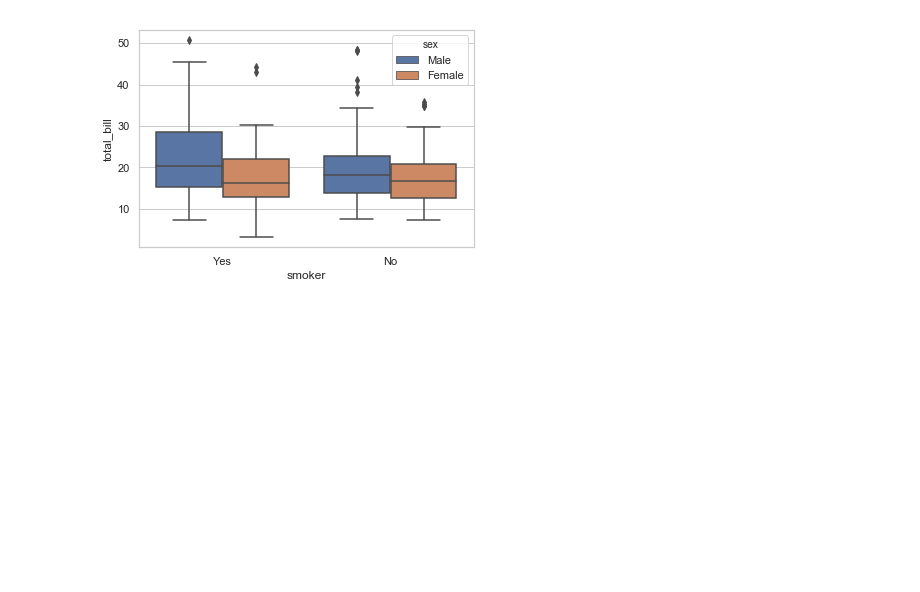
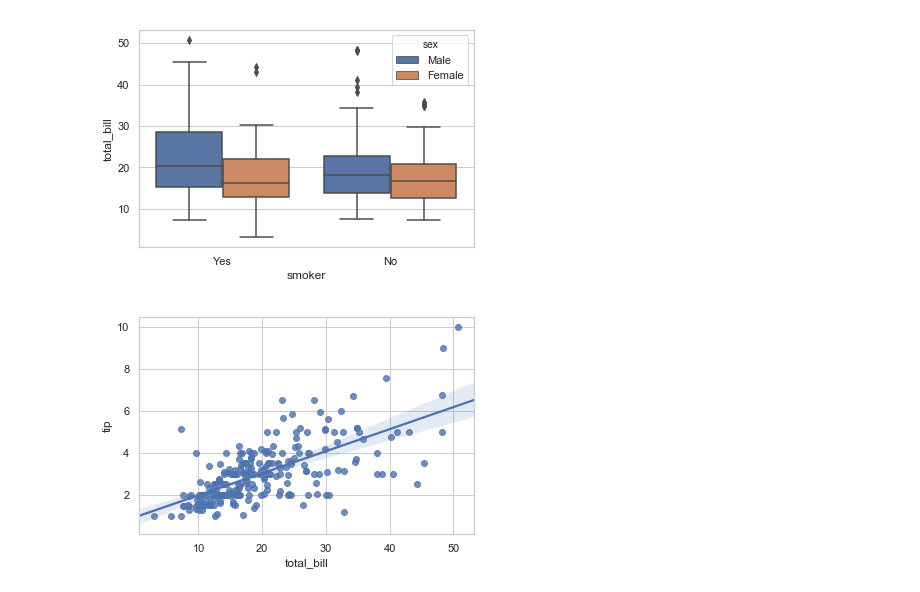
Before and after one commit to bexiturley/Fundamentals-of-Data-Analysis-Assessment-2019, a Jupyter notebook: Tips.ipynb, the cells around one changed output. Cells and saved outputs as stored; diff of their text form; code cells hidden in the pictures; blank space fills up the shorter version.

```diff
--- a/Tips.ipynb
+++ b/Tips.ipynb
@@ -582,3 +605,8 @@ sns.boxplot(x="smoker", y="total_bill", hue="sex", data=tips)
 # %% [output]
 <matplotlib.axes._subplots.AxesSubplot at 0x...>
 [figure]
+# %%
+# Plot data and a linear regression model fit.
+sns.regplot(x="total_bill", y="tip", data=tips);
+# %% [output]
+[figure, added]
```
Also changed, not shown: parts of 21 cells of this notebook, 2 other files.
